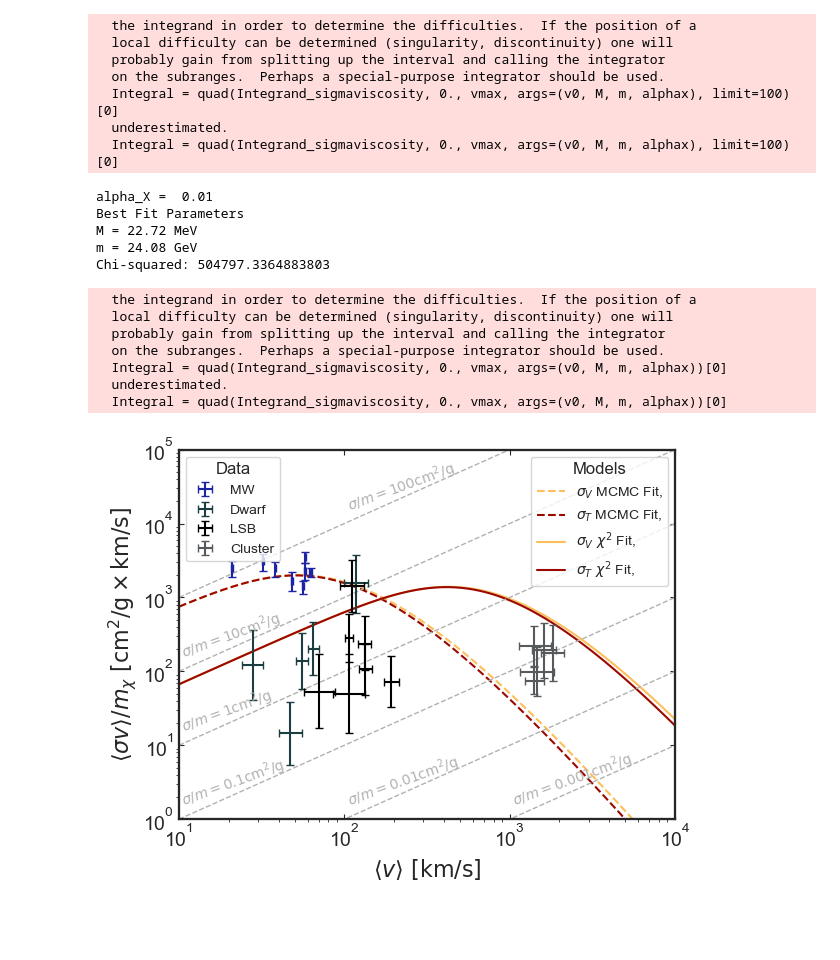
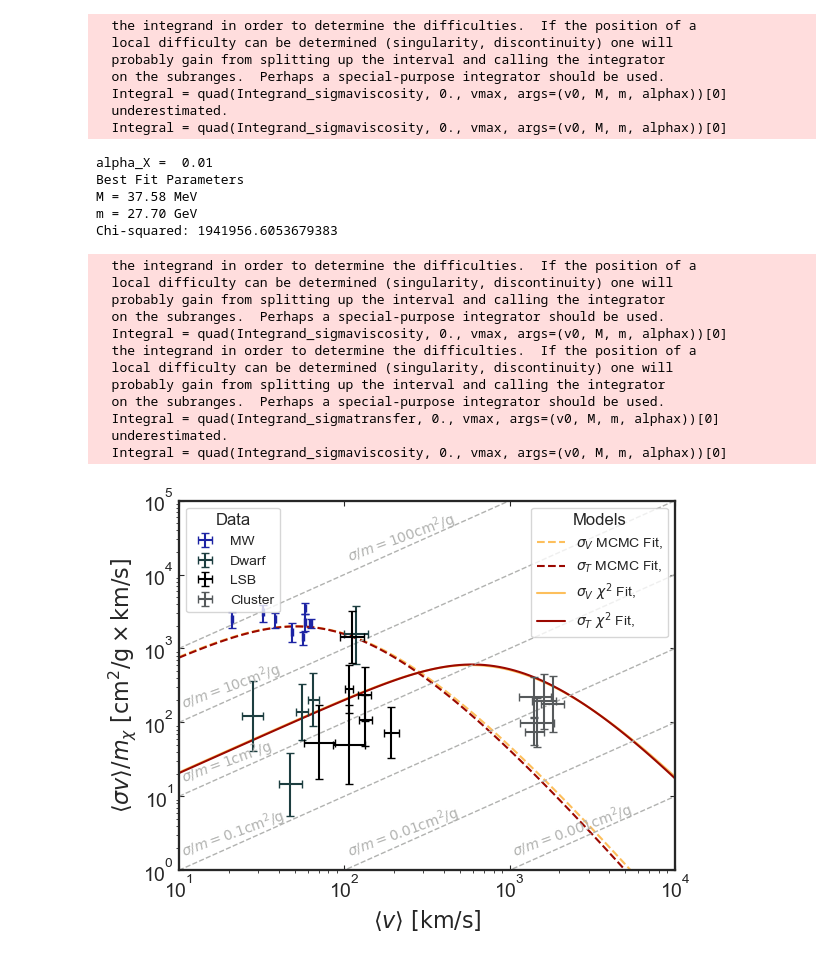
Before and after one commit to nigomezcr/Leptophilic-Atlas-Repo, a Jupyter notebook: DarkMatterFits.ipynb, the cells around one changed output. Saved outputs shown, nothing was run; the diff lists cells and outputs as text; code cells hidden in the pictures; blank space fills up the shorter version.

Commit message:
Some plots are corrected

```diff
--- a/DarkMatterFits.ipynb
+++ b/DarkMatterFits.ipynb
@@ -21,9 +21,9 @@ def sigmaviscosity(V, mphi, mchi, alphax):
     st = (275.73)*(alphax/1e-2)**2*(mchi/10)*(10/ mphi)**(4)
 
     if beta < 0.01:
-        sv = 1/2*st
+        sv = 2/2*st
     else:
-        sv = 3*st*(1/beta**6)*( (2+beta**2)*np.log(1+ beta**2)- 2*beta**2 )
+        sv = 6*st*(1/beta**6)*( (2+beta**2)*np.log(1+ beta**2)- 2*beta**2 )
     return sv
 
 
@@ -127,14 +125,14 @@ compute_fit(Average_sigmaviscosity, 0.01)
   local difficulty can be determined (singularity, discontinuity) one will
   probably gain from splitting up the interval and calling the integrator
   on the subranges.  Perhaps a special-purpose integrator should be used.
-  Integral = quad(Integrand_sigmaviscosity, 0., vmax, args=(v0, M, m, alphax), limit=100)[0]
+  Integral = quad(Integrand_sigmaviscosity, 0., vmax, args=(v0, M, m, alphax))[0]
   underestimated.
-  Integral = quad(Integrand_sigmaviscosity, 0., vmax, args=(v0, M, m, alphax), limit=100)[0]
+  Integral = quad(Integrand_sigmaviscosity, 0., vmax, args=(v0, M, m, alphax))[0]
 alpha_X =  0.01
 Best Fit Parameters
-M = 22.72 MeV
-m = 24.08 GeV
-Chi-squared: 504797.3364883803
+M = 37.58 MeV
+m = 27.70 GeV
+Chi-squared: 1941956.6053679383
 # %%
 """
 //////////// Plots ////////////
@@ -175,8 +173,8 @@ sigvm_array_chi2_t = np.zeros(100) #Array to plot transfer with paramters from C
 
 M_mv, m_mv = 25.1, 209.6 # Z' and DM mass from MCMC fit to sigV, eq (19)
 M_mt, m_mt = 19.9, 161.5 # Z' and DM mass from MCMC fit to sigT, eq (20)
-M_cv, m_cv= 22.72, 24.08 #Z' and DM mass from chi2 fit to sigV, eq (21)
-M_ct, m_ct= 22.47, 22.53 #Z' and DM mass from chi2 fit to sigT, eq (22)
+M_cv, m_cv= 37.58, 27.70 #Z' and DM mass from chi2 fit to sigV, eq (21)
+M_ct, m_ct= 29.55, 20.75 #Z' and DM mass from chi2 fit to sigT, eq (22)
 
 
 # Create a figure and axis object
@@ -184,9 +182,9 @@ fig, ax = plt.subplots()
 
 
 for i in range(100):
-    sigvm_array_MCMC_v[i] = Average_sigmaviscosity(v0[i], M_mt, m_mt, alphaDM)
+    sigvm_array_MCMC_v[i] = Average_sigmaviscosity(v0[i], M_mv, m_mv, alphaDM)
     sigvm_array_MCMC_t[i] = Average_sigmatransfer(v0[i], M_mt, m_mt, alphaDM)
-    sigvm_array_chi2_v[i] = Average_sigmaviscosity(v0[i], M_ct, m_ct, alphaDM)
+    sigvm_array_chi2_v[i] = Average_sigmaviscosity(v0[i], M_cv, m_cv, alphaDM)
     sigvm_array_chi2_t[i] = Average_sigmatransfer(v0[i], M_ct, m_ct, alphaDM)
 
 # Model Plot
@@ -217,31 +215,36 @@ ax.text(100, 1.5e4, r'$ \sigma/m = 100 \mathrm{cm^2/g}$', size=10, rotation=20,
 # Data
 data1 = ax.errorbar(VelocityData, CrossSectionData, CrossSectionData_Err , VelocityData_Err , ls='', color=MainColor2, capsize=3, label='MW')
 data2 = ax.errorbar(Dwarf_x, Dwarf_y, (Dwarf_Err_d, Dwarf_Err_u), (Dwarf_Err_l, Dwarf_Err_r), ls='', color=BackgroundColor2, capsize=3, label='Dwarf')
 data3 = ax.errorbar(Galaxy_x, Galaxy_y, (Galaxy_Err_d, Galaxy_Err_u), (Galaxy_Err_l, Galaxy_Err_r), ls='', color='k', capsize=3, label='LSB')
 data4 = ax.errorbar(Cluster_x, Cluster_y, (Cluster_Err_d, Cluster_Err_u), (Cluster_Err_l, Cluster_Err_r), ls='', color=Gray1, capsize=3, label='Cluster')
 ax.legend(handles=[data1, data2, data3, data4], loc=2, title='Data')
 
 
 # Settings
 ax.tick_params(top=True, right=True, direction='in')
 ax.set_xlabel(r'$\langle v \rangle ~[ \mathrm{km/s}]$')
 ax.set_ylabel(r'$\langle\sigma v \rangle /m_{\chi} ~[\mathrm{cm^2/g \times km/s}]$')
 ax.set_xscale('log')
 ax.set_yscale('log')
 ax.set_ylim(1, 1e5)
 ax.set_xlim(10, 1e4)
 
 
 # Save and show the plot
 plt.savefig('Plots/GalaxyFit.pdf')
 plt.savefig('Plots/GalaxyFit.svg')
 plt.show()
 # %% [output]
   the integrand in order to determine the difficulties.  If the position of a
   local difficulty can be determined (singularity, discontinuity) one will
   probably gain from splitting up the interval and calling the integrator
   on the subranges.  Perhaps a special-purpose integrator should be used.
   Integral = quad(Integrand_sigmaviscosity, 0., vmax, args=(v0, M, m, alphax))[0]
+  the integrand in order to determine the difficulties.  If the position of a
+  local difficulty can be determined (singularity, discontinuity) one will
+  probably gain from splitting up the interval and calling the integrator
+  on the subranges.  Perhaps a special-purpose integrator should be used.
+  Integral = quad(Integrand_sigmatransfer, 0., vmax, args=(v0, M, m, alphax))[0]
   underestimated.
   Integral = quad(Integrand_sigmaviscosity, 0., vmax, args=(v0, M, m, alphax))[0]
-[figure, old version]
+[figure, new version]
```
Also changed, not shown: parts of 1 cell of this notebook, 4 other files.
